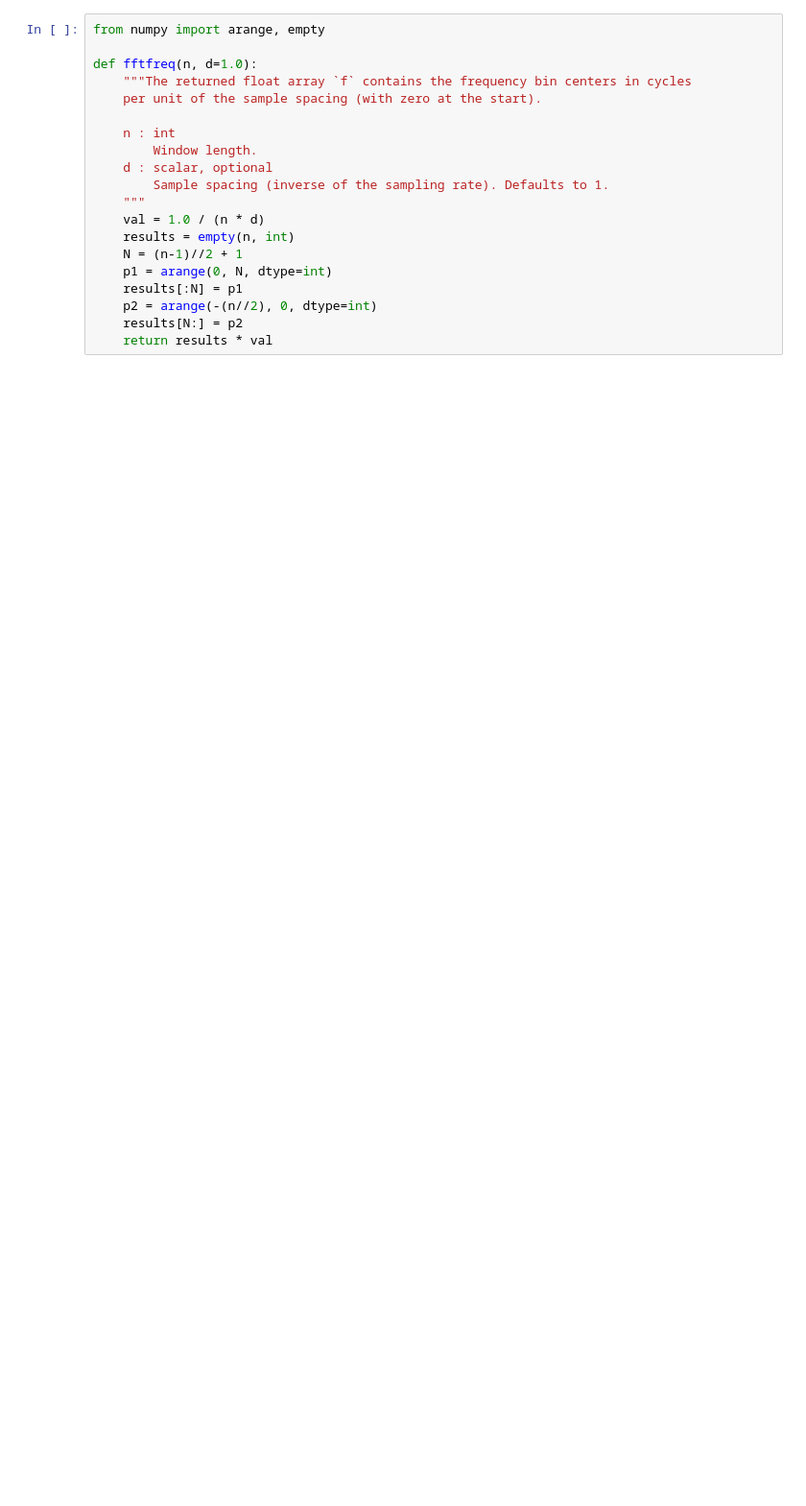
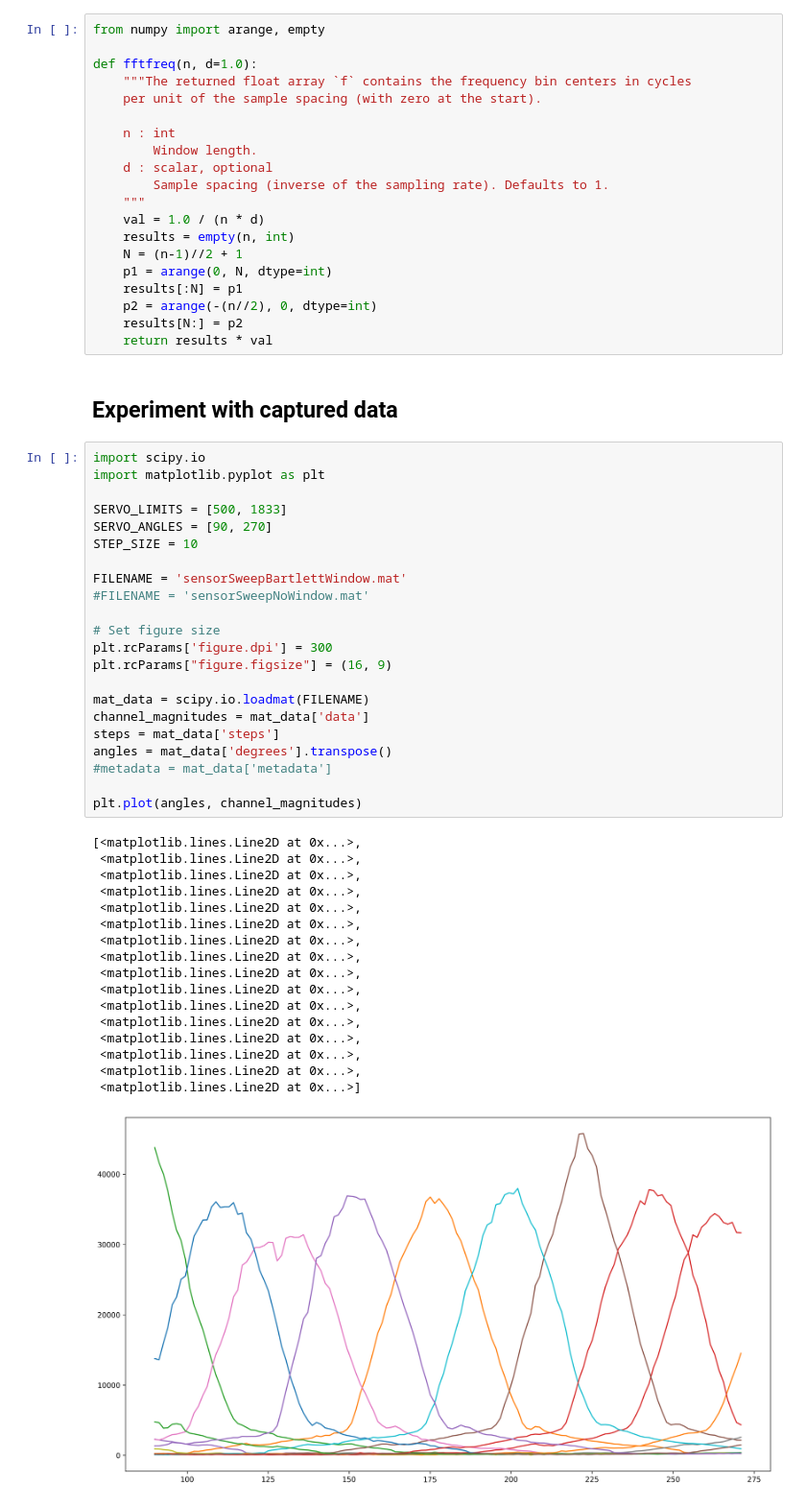
Before and after one commit to Jannled/InfraLoc_Lib, a Jupyter notebook: test.ipynb, the cells around one changed output. Shown at 96% size. Drawn from its saved outputs; the diff is of its cells as text; blank space fills up the shorter version.

```diff
--- a/test.ipynb
+++ b/test.ipynb
@@ -100,3 +83,45 @@ def fftfreq(n, d=1.0):
     p2 = arange(-(n//2), 0, dtype=int)
     results[N:] = p2
     return results * val
+# %% [markdown]
+## Experiment with captured data
+# %%
+import scipy.io
+import matplotlib.pyplot as plt
+
+SERVO_LIMITS = [500, 1833]
+SERVO_ANGLES = [90, 270]
+STEP_SIZE = 10
+
+FILENAME = 'sensorSweepBartlettWindow.mat'
+#FILENAME = 'sensorSweepNoWindow.mat'
+
+# Set figure size
+plt.rcParams['figure.dpi'] = 300
+plt.rcParams["figure.figsize"] = (16, 9)
+
+mat_data = scipy.io.loadmat(FILENAME)
+channel_magnitudes = mat_data['data']
+steps = mat_data['steps']
+angles = mat_data['degrees'].transpose()
+#metadata = mat_data['metadata']
+
+plt.plot(angles, channel_magnitudes)
+# %% [output]
+[<matplotlib.lines.Line2D at 0x...>,
+ <matplotlib.lines.Line2D at 0x...>,
+ <matplotlib.lines.Line2D at 0x...>,
+ <matplotlib.lines.Line2D at 0x...>,
+ <matplotlib.lines.Line2D at 0x...>,
+ <matplotlib.lines.Line2D at 0x...>,
+ <matplotlib.lines.Line2D at 0x...>,
+ <matplotlib.lines.Line2D at 0x...>,
+ <matplotlib.lines.Line2D at 0x...>,
+ <matplotlib.lines.Line2D at 0x...>,
+ <matplotlib.lines.Line2D at 0x...>,
+ <matplotlib.lines.Line2D at 0x...>,
+ <matplotlib.lines.Line2D at 0x...>,
+ <matplotlib.lines.Line2D at 0x...>,
+ <matplotlib.lines.Line2D at 0x...>,
+ <matplotlib.lines.Line2D at 0x...>]
+[figure, added]
```
Also changed, not shown: parts of 2 cells of this notebook, 28 other files.
